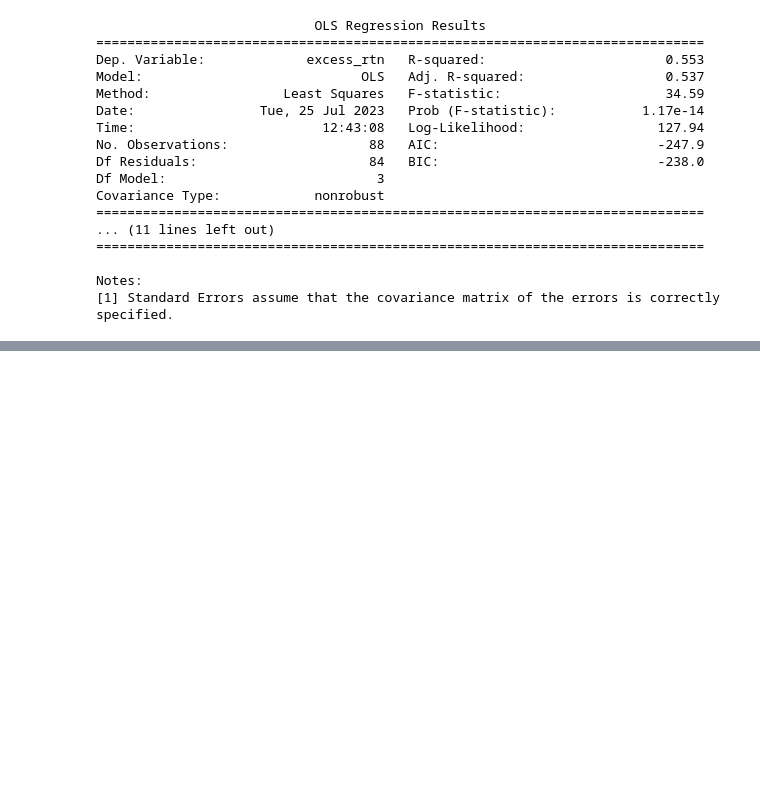
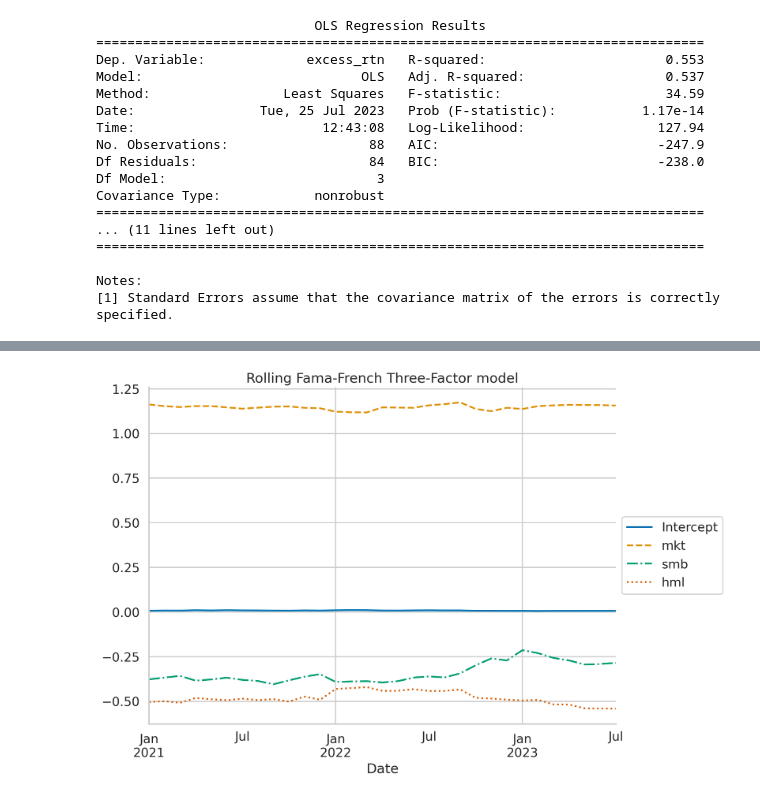
Before and after one commit to AmirGhnbr/multi_factor_models, a Jupyter notebook: multi_factor_models.ipynb, the cells around one changed output, grey strips where cells are left out. Cells and saved outputs as stored; diff of their text form; code cells hidden in the pictures; blank space fills up the shorter version.

Commit message:
add rolling fama french 3 factor model

```diff
--- a/multi_factor_models.ipynb
+++ b/multi_factor_models.ipynb
@@ -349,0 +407,45 @@ Notes:
+# %%
+factor_3_df = asset_df.join(factor_3_df).drop(ASSETS, axis=1)
+factor_3_df.columns = ["portf_rtn", "mkt", "smb", "hml", "rf"]
+factor_3_df["portf_ex_rtn"] = (
+    factor_3_df["portf_rtn"] - factor_3_df["rf"]
+)
+# %%
+def rolling_factor_model(input_data, formula, window_size):
+
+    coeffs = []
+
+    for start_ind in range(len(input_data) - window_size + 1):
+        end_ind = start_ind + window_size
+
+        # define and fit the regression model
+        ff_model = smf.ols(
+            formula=formula,
+            data=input_data[start_ind:end_ind]
+        ).fit()
+
+        # store coefficients
+        coeffs.append(ff_model.params)
+
+    coeffs_df = pd.DataFrame(
+        coeffs,
+        index=input_data.index[window_size - 1:]
+    )
+
+    return coeffs_df
+# %%
+MODEL_FORMULA = "portf_ex_rtn ~ mkt + smb + hml"
+results_df = rolling_factor_model(factor_3_df,
+                                  MODEL_FORMULA,
+                                  window_size=60)
+(
+    results_df
+    .plot(title = "Rolling Fama-French Three-Factor model",
+          style=["-", "--", "-.", ":"])
+    .legend(loc="center left",bbox_to_anchor=(1.0, 0.5))
+)
+
+sns.despine()
+plt.tight_layout()
+# %% [output]
+[figure, added]
```
Also changed, not shown: parts of 6 cells of this notebook.
